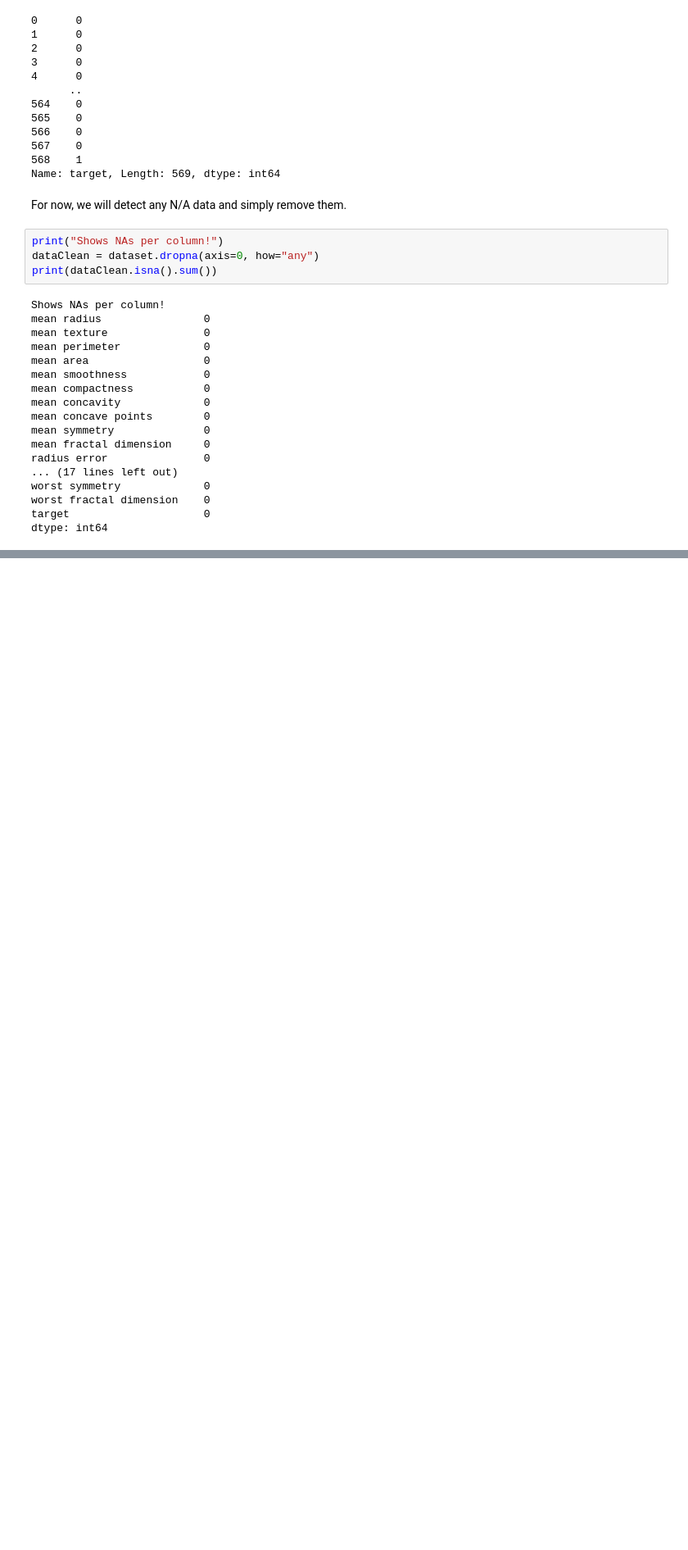
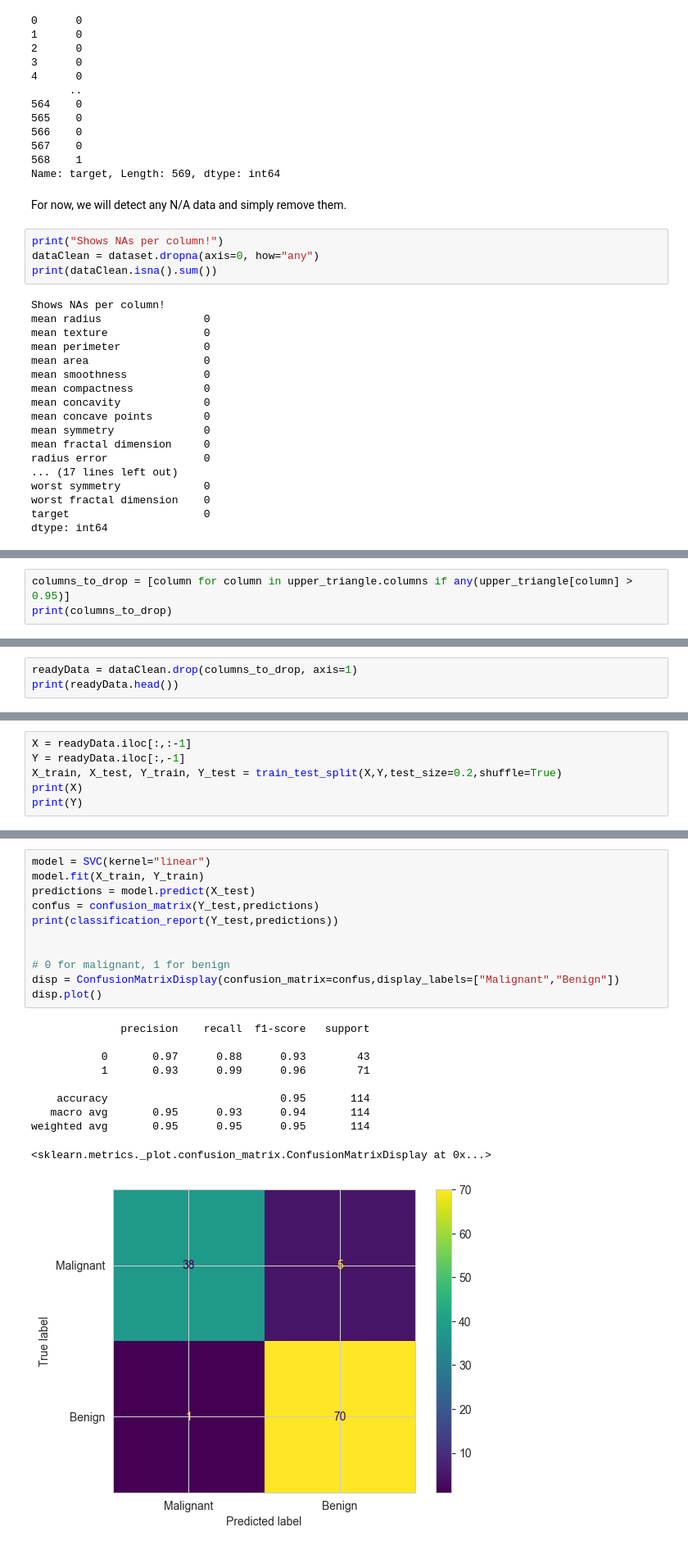
Before and after one commit to ADI-0519/KCL-Notebooks, a Jupyter notebook: Classifier.ipynb, the cells around one changed output, grey strips where cells are left out. Shown at 82% size. Cells and saved outputs as stored; diff of their text form; blank space fills up the shorter version.

```diff
--- a/Classifier.ipynb
+++ b/Classifier.ipynb
@@ -83,0 +119,3 @@ dtype: int64
+# %%
+columns_to_drop = [column for column in upper_triangle.columns if any(upper_triangle[column] > 0.95)]
+print(columns_to_drop)
@@ -83,0 +126,3 @@ dtype: int64
+# %%
+readyData = dataClean.drop(columns_to_drop, axis=1)
+print(readyData.head())
@@ -83,0 +157,6 @@ dtype: int64
+# %%
+X = readyData.iloc[:,:-1]
+Y = readyData.iloc[:,-1]
+X_train, X_test, Y_train, Y_test = train_test_split(X,Y,test_size=0.2,shuffle=True)
+print(X)
+print(Y)
@@ -83,0 +183,22 @@ dtype: int64
+# %%
+model = SVC(kernel="linear")
+model.fit(X_train, Y_train)
+predictions = model.predict(X_test)
+confus = confusion_matrix(Y_test,predictions)
+print(classification_report(Y_test,predictions))
+
+
+# 0 for malignant, 1 for benign
+disp = ConfusionMatrixDisplay(confusion_matrix=confus,display_labels=["Malignant","Benign"])
+disp.plot()
+# %% [output]
+              precision    recall  f1-score   support
+
+           0       0.97      0.88      0.93        43
+           1       0.93      0.99      0.96        71
+
+    accuracy                           0.95       114
+   macro avg       0.95      0.93      0.94       114
+weighted avg       0.95      0.95      0.95       114
+<sklearn.metrics._plot.confusion_matrix.ConfusionMatrixDisplay at 0x...>
+[figure, added]
```
Also changed, not shown: parts of 25 cells of this notebook, 1 other file.
